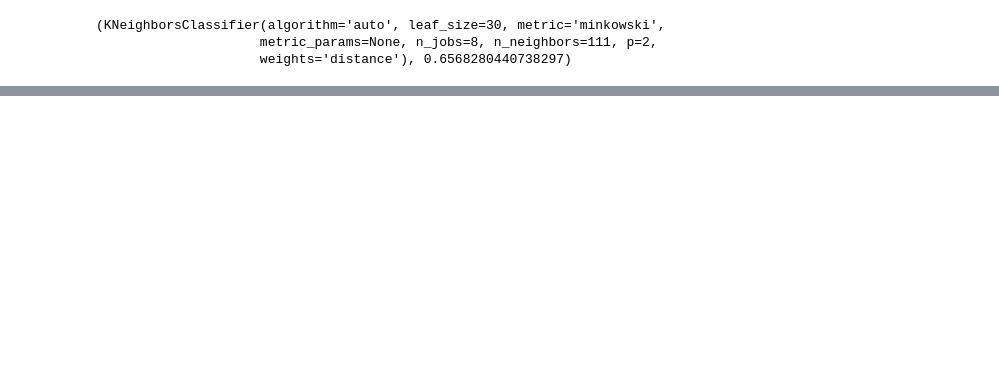
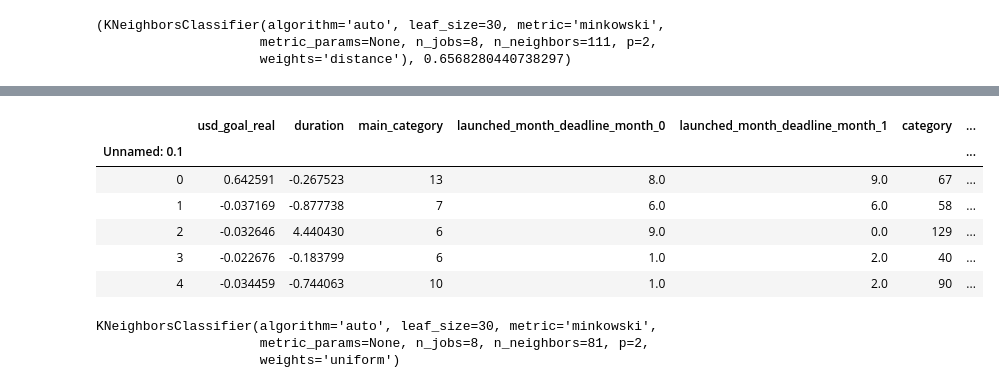
Before and after one commit to michaelmdresser/csci5622project, a Jupyter notebook: erika_knn.ipynb, the cells around one changed output, grey strips where cells are left out. Saved outputs shown, nothing was run; the diff lists cells and outputs as text; code cells hidden in the pictures; blank space fills up the shorter version.

```diff
--- a/erika_knn.ipynb
+++ b/erika_knn.ipynb
@@ -499,0 +535,18 @@ print(test_score_d2v)
+# %%
+x_test_basic_scaled.head()
+# %% [output]
+|  | usd_goal_real | duration | main_category | launched_month_deadline_month_0 | launched_month_deadline_month_1 | category | ... |
+| Unnamed: 0.1 |  |  |  |  |  |  | ... |
+| 0 | 0.642591 | -0.267523 | 13 | 8.0 | 9.0 | 67 | ... |
+| 1 | -0.037169 | -0.877738 | 7 | 6.0 | 6.0 | 58 | ... |
+| 2 | -0.032646 | 4.440430 | 6 | 9.0 | 0.0 | 129 | ... |
+| 3 | -0.022676 | -0.183799 | 6 | 1.0 | 2.0 | 40 | ... |
+| 4 | -0.034459 | -0.744063 | 10 | 1.0 | 2.0 | 90 | ... |
+# %%
+# The max score is: 0.6431471623206713 (w=uniform, n=81)
+knn, y_pred_basic, test_score_basic = try_knn(x_train_basic_scaled, y_train_basic, x_test_basic_scaled, y_test_basic, 81, 'uniform')
+print(knn)
+# %% [output]
+KNeighborsClassifier(algorithm='auto', leaf_size=30, metric='minkowski',
+                     metric_params=None, n_jobs=8, n_neighbors=81, p=2,
+                     weights='uniform')
```
Also changed, not shown: parts of 11 cells of this notebook, 1 other file.
